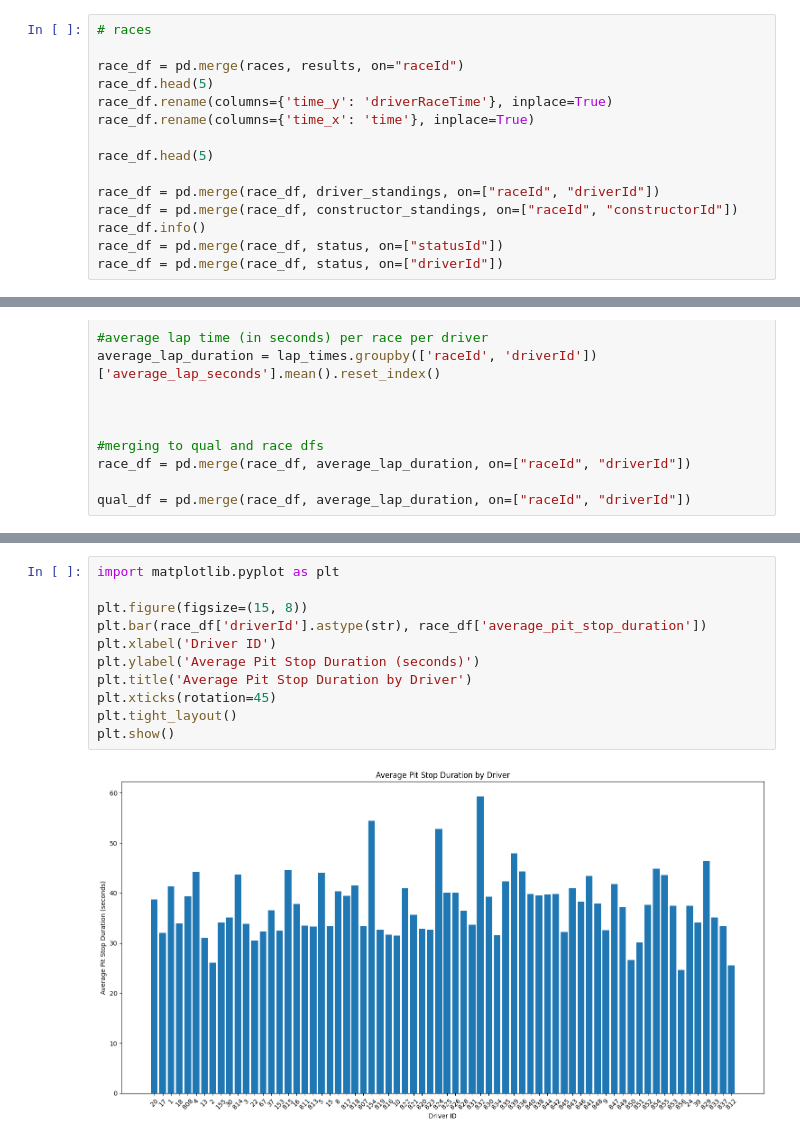
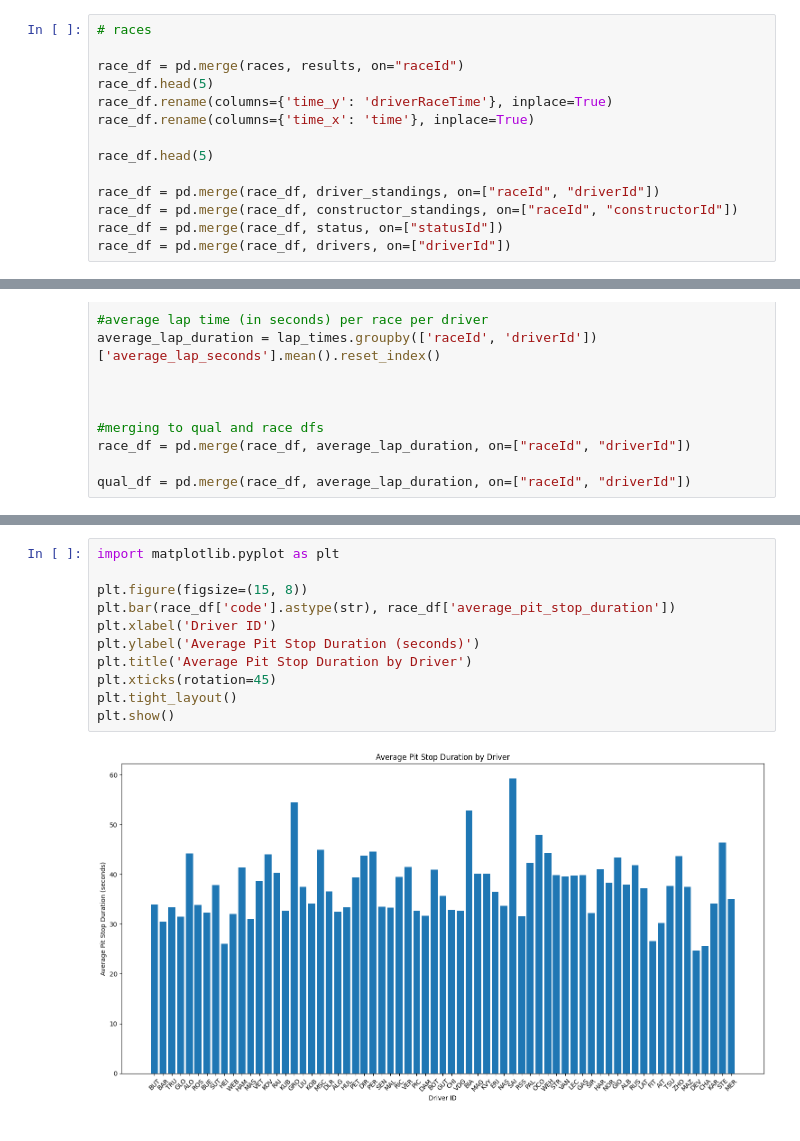
Before and after one commit to hdl0014/BUAL-Capstone-Project, a Jupyter notebook: Merged Data/kaggle/Untitled (4).ipynb, the cells around one changed output, grey strips where cells are left out. Saved outputs shown, nothing was run; the diff lists cells and outputs as text.

```diff
--- a/Merged Data/kaggle/Untitled (4).ipynb
+++ b/Merged Data/kaggle/Untitled (4).ipynb
@@ -40,6 +40,5 @@ race_df.head(5)
 
 race_df = pd.merge(race_df, driver_standings, on=["raceId", "driverId"])
 race_df = pd.merge(race_df, constructor_standings, on=["raceId", "constructorId"])
-race_df.info()
 race_df = pd.merge(race_df, status, on=["statusId"])
-race_df = pd.merge(race_df, status, on=["driverId"])
+race_df = pd.merge(race_df, drivers, on=["driverId"])
@@ -185,13 +138,13 @@ memory usage: 1.8+ MB
 # %%
 import matplotlib.pyplot as plt
 
 plt.figure(figsize=(15, 8))
-plt.bar(race_df['driverId'].astype(str), race_df['average_pit_stop_duration'])
+plt.bar(race_df['code'].astype(str), race_df['average_pit_stop_duration'])
 plt.xlabel('Driver ID')
 plt.ylabel('Average Pit Stop Duration (seconds)')
 plt.title('Average Pit Stop Duration by Driver')
 plt.xticks(rotation=45)
 plt.tight_layout()
 plt.show()
 # %% [output]
-[figure, old version]
+[figure, new version]
```
Also changed, not shown: parts of 9 cells of this notebook.
